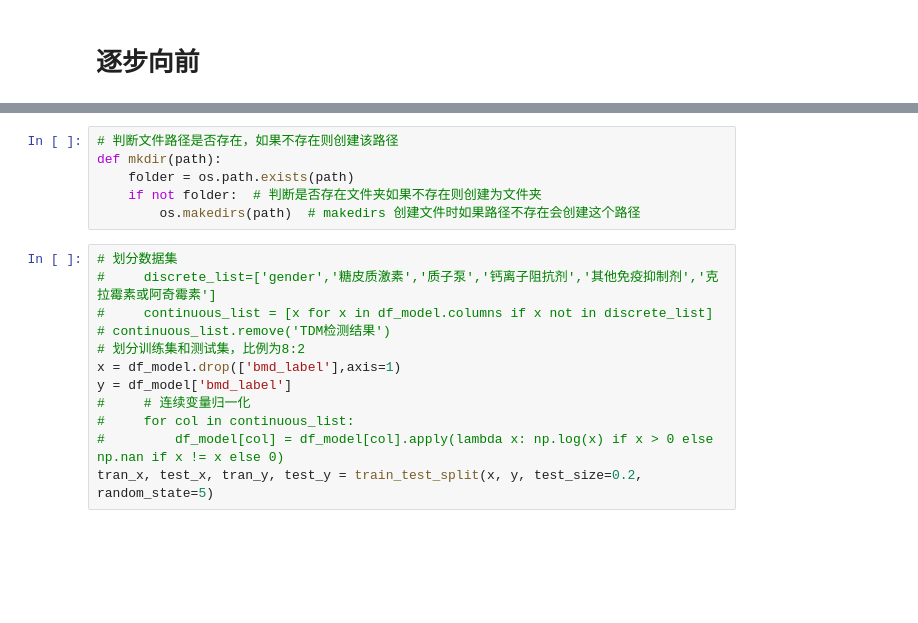
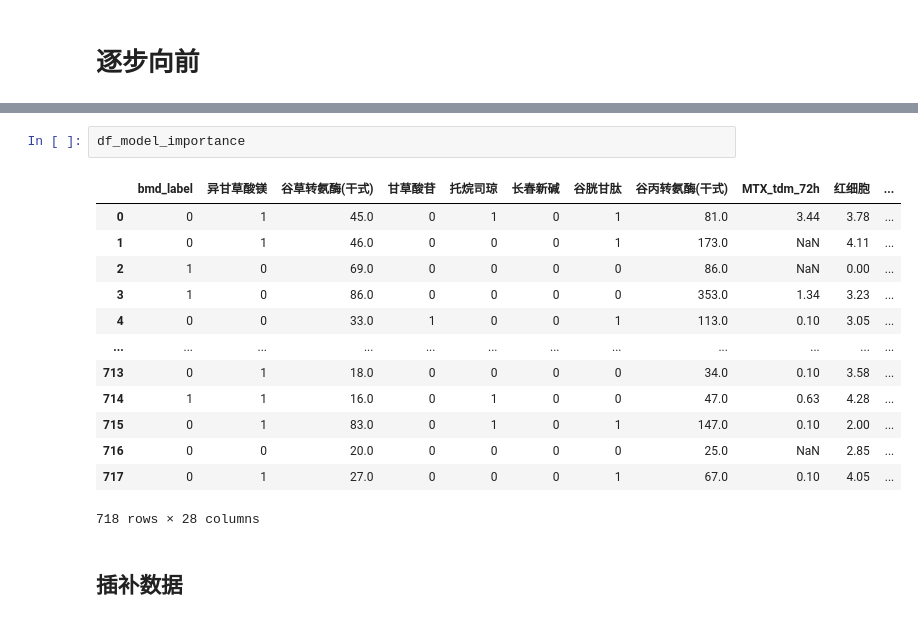
Before and after one commit to yuyongsheng1990/MTX_shanghai_sixth_hospital, a Jupyter notebook: feature_engineering.ipynb, the cells around one changed output, grey strips where cells are left out. Cells and saved outputs as stored; diff of their text form; blank space fills up the shorter version.

```diff
--- a/feature_engineering.ipynb
+++ b/feature_engineering.ipynb
@@ -443,18 +428,18 @@ import catboost,xgboost
-# %%
-# 判断文件路径是否存在，如果不存在则创建该路径
-def mkdir(path):
-    folder = os.path.exists(path)
-    if not folder:  # 判断是否存在文件夹如果不存在则创建为文件夹
-        os.makedirs(path)  # makedirs 创建文件时如果路径不存在会创建这个路径
-# %%
-# 划分数据集
-#     discrete_list=['gender','糖皮质激素','质子泵','钙离子阻抗剂','其他免疫抑制剂','克拉霉素或阿奇霉素']
-#     continuous_list = [x for x in df_model.columns if x not in discrete_list]
-# continuous_list.remove('TDM检测结果')
-# 划分训练集和测试集，比例为8:2
-x = df_model.drop(['bmd_label'],axis=1)
-y = df_model['bmd_label']
-#     # 连续变量归一化
-#     for col in continuous_list:
-#         df_model[col] = df_model[col].apply(lambda x: np.log(x) if x > 0 else np.nan if x != x else 0)
-tran_x, test_x, tran_y, test_y = train_test_split(x, y, test_size=0.2, random_state=5)
+# %%
+df_model_importance
+# %% [output]
+|  | bmd_label | 异甘草酸镁 | 谷草转氨酶(干式) | 甘草酸苷 | 托烷司琼 | 长春新碱 | 谷胱甘肽 | 谷丙转氨酶(干式) | MTX_tdm_72h | 红细胞 | ... |
+| 0 | 0 | 1 | 45.0 | 0 | 1 | 0 | 1 | 81.0 | 3.44 | 3.78 | ... |
+| 1 | 0 | 1 | 46.0 | 0 | 0 | 0 | 1 | 173.0 | NaN | 4.11 | ... |
+| 2 | 1 | 0 | 69.0 | 0 | 0 | 0 | 0 | 86.0 | NaN | 0.00 | ... |
+| 3 | 1 | 0 | 86.0 | 0 | 0 | 0 | 0 | 353.0 | 1.34 | 3.23 | ... |
+| 4 | 0 | 0 | 33.0 | 1 | 0 | 0 | 1 | 113.0 | 0.10 | 3.05 | ... |
+| ... | ... | ... | ... | ... | ... | ... | ... | ... | ... | ... | ... |
+| 713 | 0 | 1 | 18.0 | 0 | 0 | 0 | 0 | 34.0 | 0.10 | 3.58 | ... |
+| 714 | 1 | 1 | 16.0 | 0 | 1 | 0 | 0 | 47.0 | 0.63 | 4.28 | ... |
+| 715 | 0 | 1 | 83.0 | 0 | 1 | 0 | 1 | 147.0 | 0.10 | 2.00 | ... |
+| 716 | 0 | 0 | 20.0 | 0 | 0 | 0 | 0 | 25.0 | NaN | 2.85 | ... |
+| 717 | 0 | 1 | 27.0 | 0 | 0 | 0 | 1 | 67.0 | 0.10 | 4.05 | ... |
+718 rows × 28 columns
+# %% [markdown]
+## 插补数据
```
Also changed, not shown: parts of 39 cells of this notebook, 3 other files.
